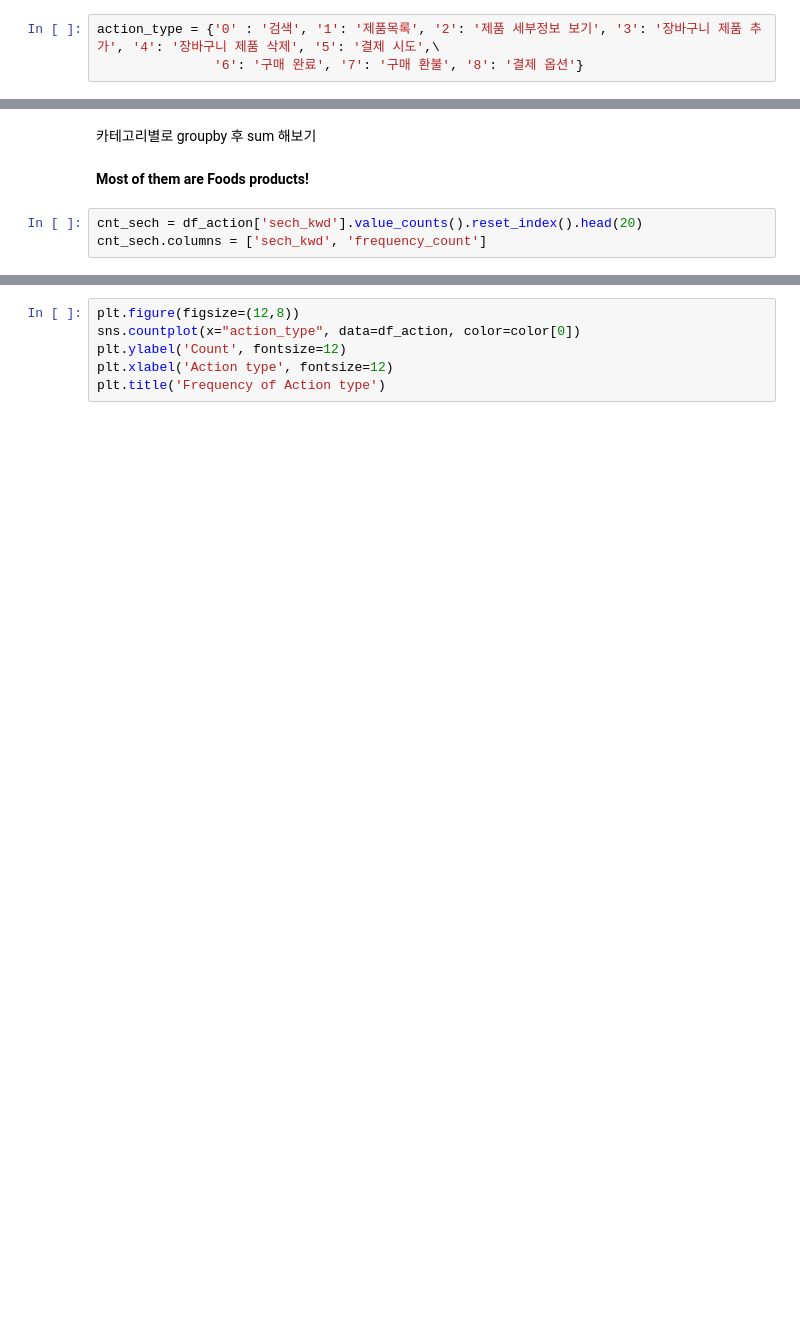
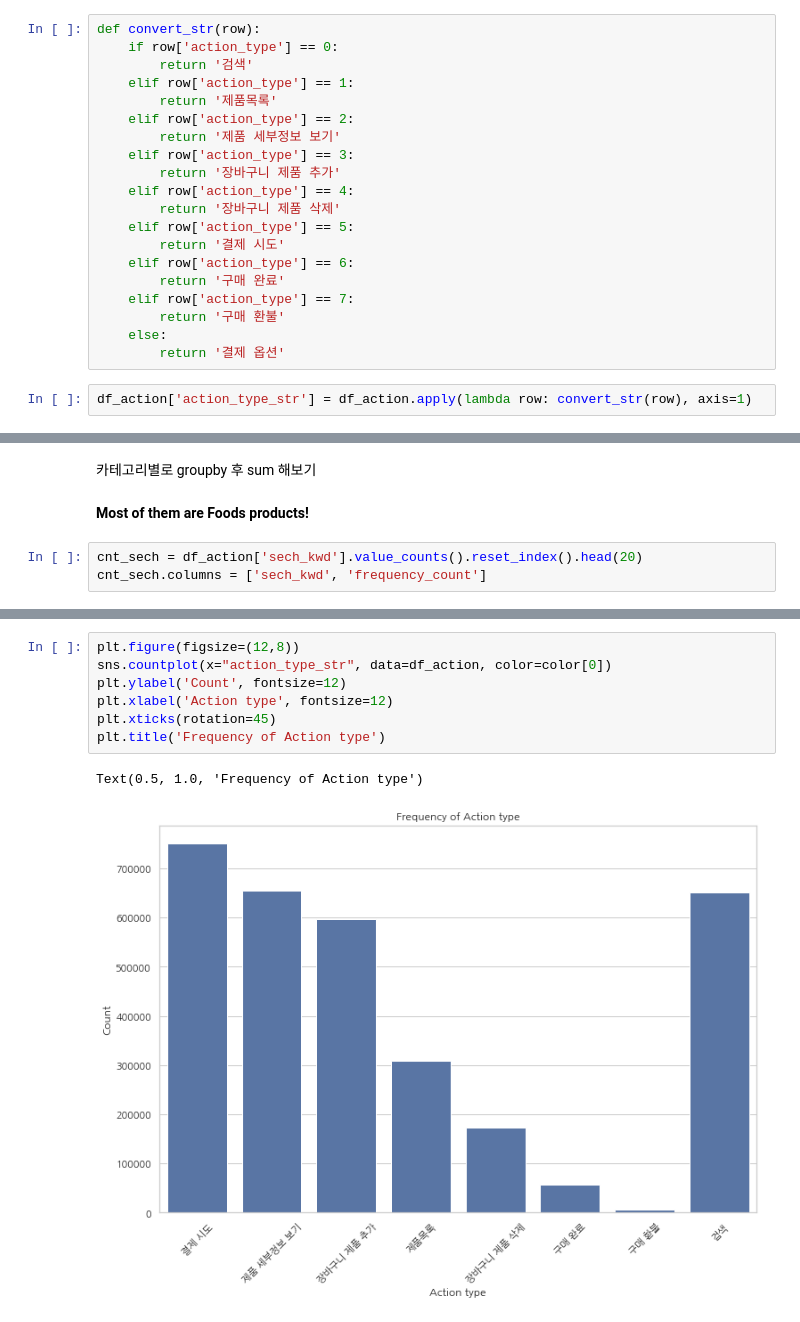
Before and after one commit to hojisu/recommendation-project, a Jupyter notebook: EDA-dayofweek-hour.ipynb, the cells around one changed output, grey strips where cells are left out. Drawn from its saved outputs; the diff is of its cells as text; blank space fills up the shorter version.

```diff
--- a/EDA-dayofweek-hour.ipynb
+++ b/EDA-dayofweek-hour.ipynb
@@ -40,8 +40,27 @@ df_product.tail(2)
 df_action['sess_dt_dow'] = df_action.sess_dt.dt.dayofweek
 df_action['sess_dt_dow_name'] = df_action.sess_dt.dt.weekday_name
 # %%
-action_type = {'0' : '검색', '1': '제품목록', '2': '제품 세부정보 보기', '3': '장바구니 제품 추가', '4': '장바구니 제품 삭제', '5': '결제 시도',\
-               '6': '구매 완료', '7': '구매 환불', '8': '결제 옵션'}
+def convert_str(row):
+    if row['action_type'] == 0:
+        return '검색'
+    elif row['action_type'] == 1:
+        return '제품목록'
+    elif row['action_type'] == 2:
+        return '제품 세부정보 보기'
+    elif row['action_type'] == 3:
+        return '장바구니 제품 추가'
+    elif row['action_type'] == 4:
+        return '장바구니 제품 삭제'
+    elif row['action_type'] == 5:
+        return '결제 시도'
+    elif row['action_type'] == 6:
+        return '구매 완료'
+    elif row['action_type'] == 7:
+        return '구매 환불'
+    else:
+        return '결제 옵션'
+# %%
+df_action['action_type_str'] = df_action.apply(lambda row: convert_str(row), axis=1)
 # %%
 plt.figure(figsize=(12,8))
 sns.countplot(x="sess_dt_dow_name", order=['Monday','Tuesday','Wednesday','Thursday','Friday','Saturday', 'Sunday'], data=df_action, color=color[0])
@@ -110,9 +165,13 @@ cnt_sech
 # %%
 plt.figure(figsize=(12,8))
-sns.countplot(x="action_type", data=df_action, color=color[0])
+sns.countplot(x="action_type_str", data=df_action, color=color[0])
 plt.ylabel('Count', fontsize=12)
 plt.xlabel('Action type', fontsize=12)
+plt.xticks(rotation=45)
 plt.title('Frequency of Action type')
+# %% [output]
+Text(0.5, 1.0, 'Frequency of Action type')
+[figure, added]
 # %%
 plt.figure(figsize=(12,8))
 sns.countplot(x="dvc_ctg_nm", data=df_action, color=color[0])
```
Also changed, not shown: parts of 5 cells of this notebook.
